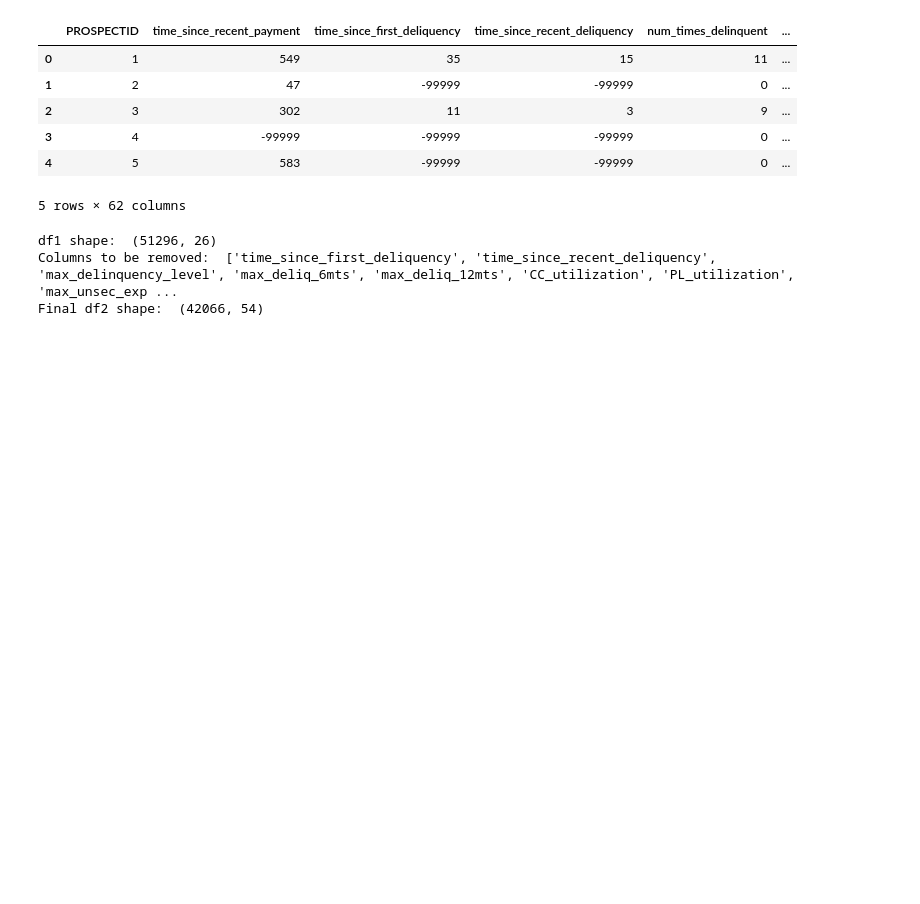
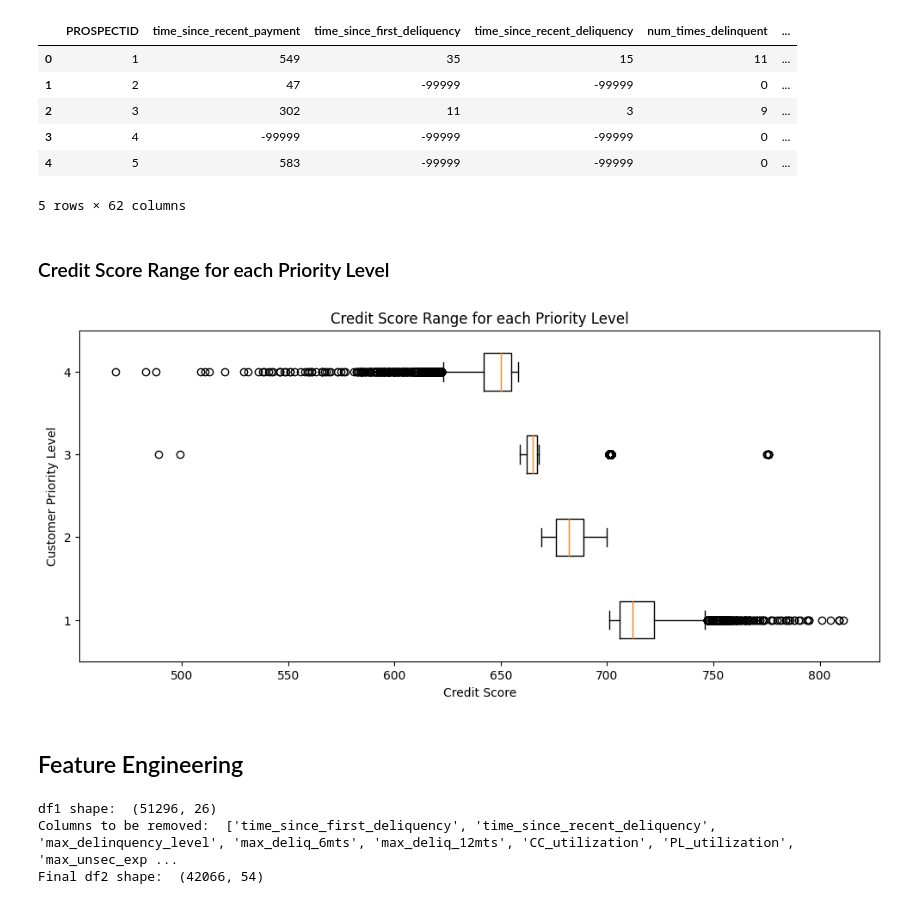
Before and after one commit to chatterjeesaurabh/Credit-Risk-Modelling-using-Machine-Learning, a Jupyter notebook: Part_1_Feature_Selection.ipynb, the cells around one changed output. Saved outputs shown, nothing was run; the diff lists cells and outputs as text; code cells hidden in the pictures; blank space fills up the shorter version.

```diff
--- a/Part_1_Feature_Selection.ipynb
+++ b/Part_1_Feature_Selection.ipynb
@@ -103,6 +114,27 @@ df2.head()
 | 3 | 4 | -99999 | -99999 | -99999 | 0 | ... |
 | 4 | 5 | 583 | -99999 | -99999 | 0 | ... |
 5 rows × 62 columns
+# %% [markdown]
+### Credit Score Range for each Priority Level
+# %%
+credit_score_p1 = df2['Credit_Score'].loc[df2['Approved_Flag']=='P1']
+credit_score_p2 = df2['Credit_Score'].loc[df2['Approved_Flag']=='P2']
+credit_score_p3 = df2['Credit_Score'].loc[df2['Approved_Flag']=='P3']
+credit_score_p4 =  df2['Credit_Score'].loc[df2['Approved_Flag']=='P4']
+
+credit_score_ranks = [credit_score_p1, credit_score_p2, credit_score_p3, credit_score_p4]
+
+fig = plt.figure(figsize=(12, 5))
+
+plt.boxplot(credit_score_ranks, vert=0)
+plt.xlabel("Credit Score")
+plt.ylabel("Customer Priority Level")
+plt.title("Credit Score Range for each Priority Level")
+plt.show()
+# %% [output]
+[figure, added]
+# %% [markdown]
+## Feature Engineering
 # %%
 # Remove NULLS:
 # df1:
```
Also changed, not shown: parts of 5 cells of this notebook.
